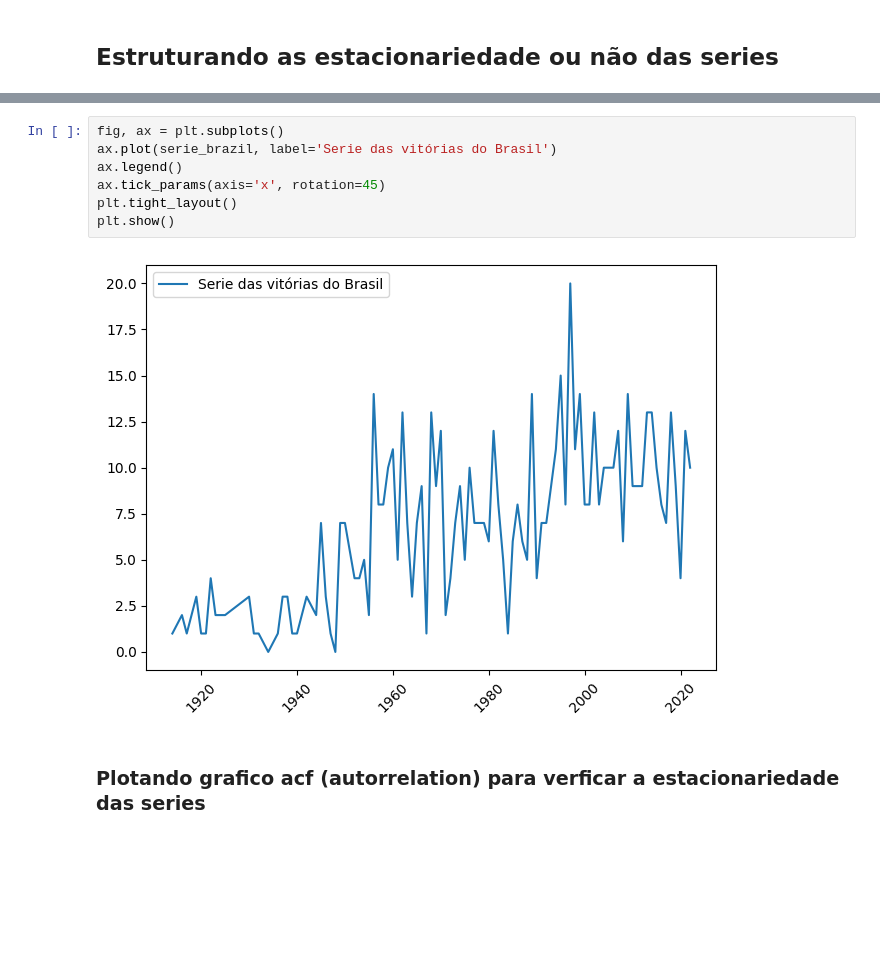
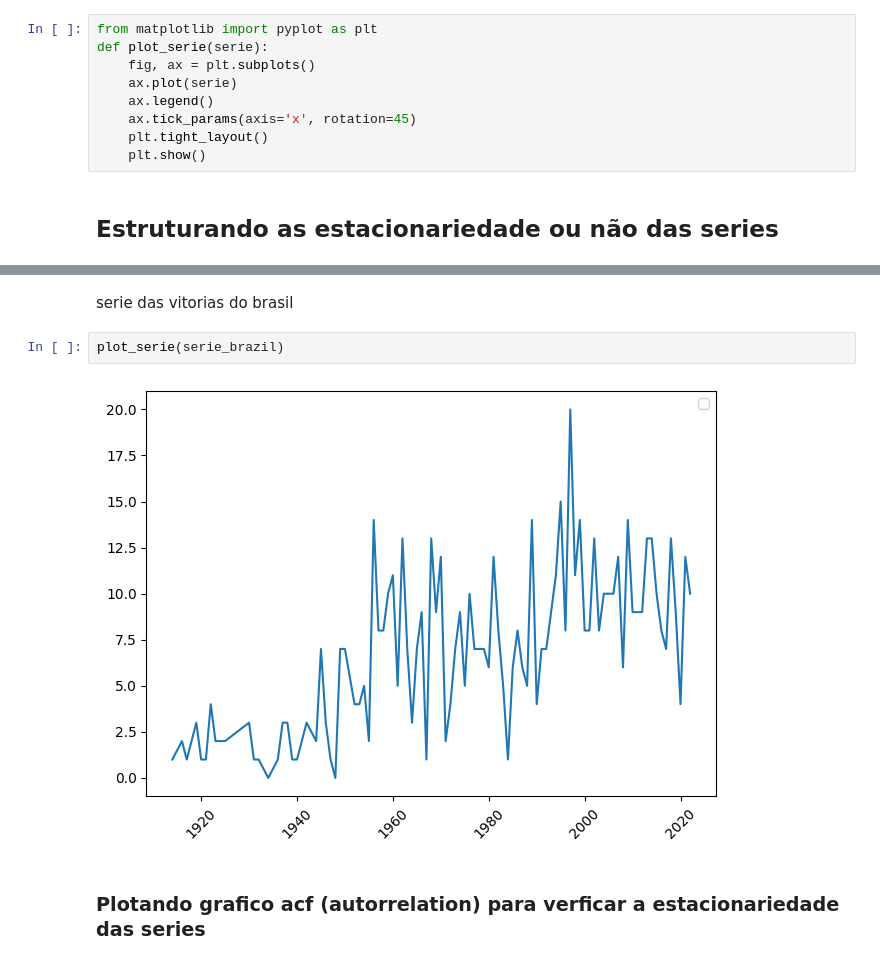
Before and after one commit to Gueguelas/series-temporais, a Jupyter notebook: notebook.ipynb, the cells around one changed output, grey strips where cells are left out. Drawn from its saved outputs; the diff is of its cells as text; blank space fills up the shorter version.

```diff
--- a/notebook.ipynb
+++ b/notebook.ipynb
@@ -365,3 +342,12 @@ serie_property_sales = normalizar_serie(serie_property_sales, 'zscore')
+# %%
+from matplotlib import pyplot as plt
+def plot_serie(serie):
+    fig, ax = plt.subplots()
+    ax.plot(serie)
+    ax.legend()
+    ax.tick_params(axis='x', rotation=45)
+    plt.tight_layout()
+    plt.show()
 # %% [markdown]
 ## Estruturando as estacionariedade ou não das series
 # %%
@@ -396,12 +369,9 @@ plt.show()
+# %% [markdown]
+serie das vitorias do brasil
 # %%
-fig, ax = plt.subplots()
-ax.plot(serie_brazil, label='Serie das vitórias do Brasil')
-ax.legend()
-ax.tick_params(axis='x', rotation=45)
-plt.tight_layout()
-plt.show()
+plot_serie(serie_brazil)
 # %% [output]
-[figure, old version]
+[figure, new version]
 # %% [markdown]
 
 ### Plotando grafico acf (autorrelation) para verficar a estacionariedade das series
```
Also changed, not shown: parts of 40 cells of this notebook, 1 other file.
